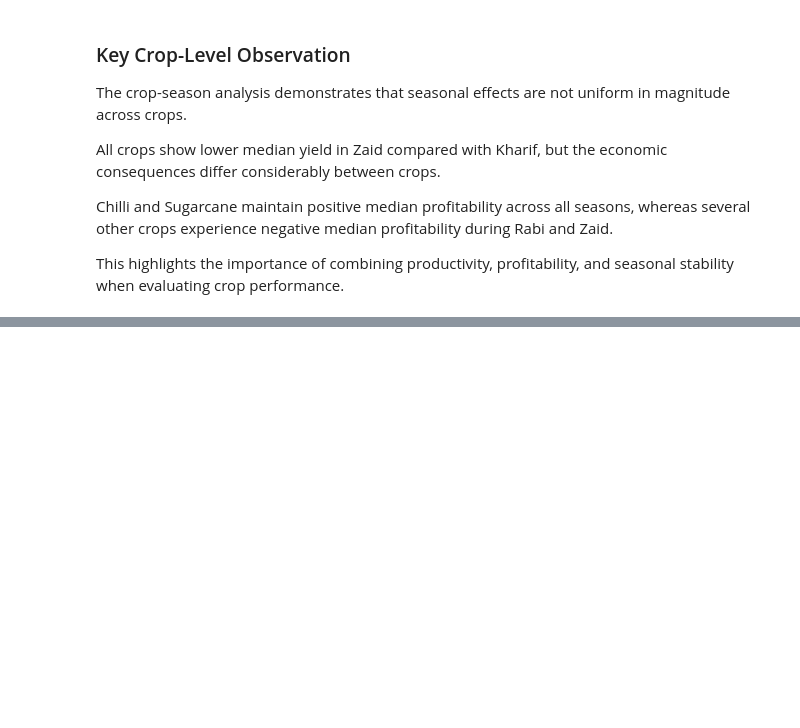
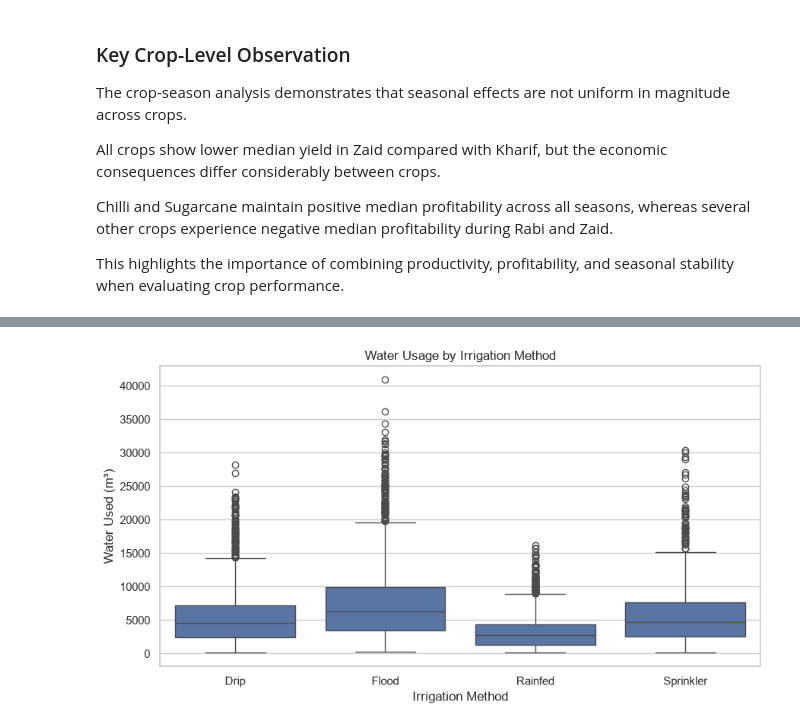
Before and after one commit to TharunPranav2007/Seasonal-Agriculture-Performance-Analysis, a Jupyter notebook: notebooks/seasonal_agriculture_analysis.ipynb, the cells around one changed output, grey strips where cells are left out. Saved outputs shown, nothing was run; the diff lists cells and outputs as text; code cells hidden in the pictures; blank space fills up the shorter version.

```diff
--- a/notebooks/seasonal_agriculture_analysis.ipynb
+++ b/notebooks/seasonal_agriculture_analysis.ipynb
@@ -1574,0 +1763,17 @@ This highlights the importance of combining productivity, profitability, and sea
+# %%
+plt.figure(figsize=(9, 5))
+
+sns.boxplot(
+    data=df_clean,
+    x="Irrigation_Method",
+    y="Water_Used_m3"
+)
+
+plt.title("Water Usage by Irrigation Method")
+plt.xlabel("Irrigation Method")
+plt.ylabel("Water Used (m³)")
+
+plt.tight_layout()
+plt.show()
+# %% [output]
+[figure, added]
```
Also changed, not shown: parts of 29 cells of this notebook.
